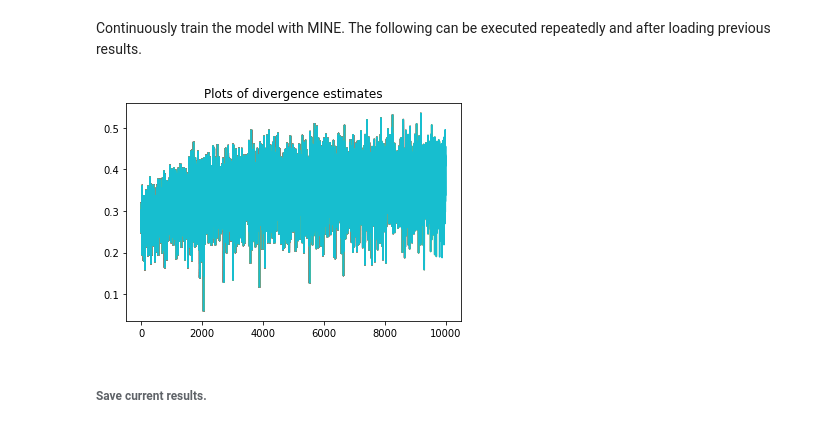
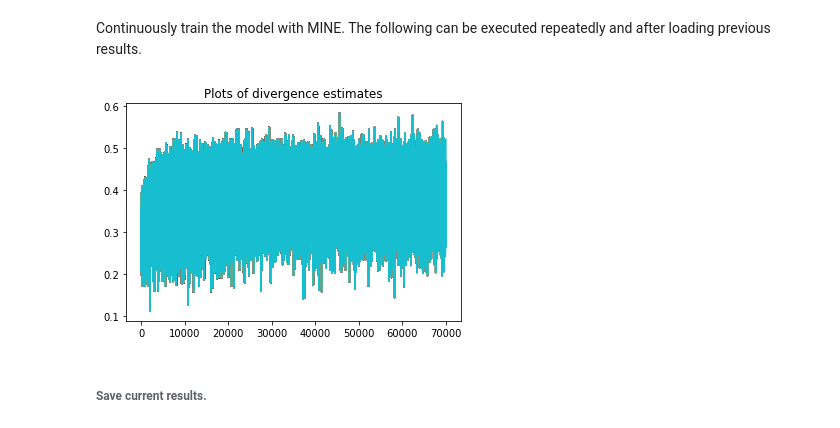
Before and after one commit to ccha23/MI-NEE, a Jupyter notebook: MixedGaussian_MINEE_MINE.ipynb, the cells around one changed output. Saved outputs shown, nothing was run; the diff lists cells and outputs as text; code cells hidden in the pictures.

```diff
--- a/MixedGaussian_MINEE_MINE.ipynb
+++ b/MixedGaussian_MINEE_MINE.ipynb
@@ -126,26 +126,26 @@ if continue_train:
 Continuously train the model with MINE. The following can be executed repeatedly and after loading previous results.
 # %%
 continue_train = True  # set to True to continue to train
-num_big_steps = 50     # number of small steps
+num_big_steps = 350     # number of small steps
 num_small_steps = 200  # number of big steps
 if continue_train:
     for k in range(num_big_steps):
         for j in range(num_small_steps):
             mine_dXY_list = np.append(mine_dXY_list, np.zeros((rep, 1)), axis=1)
             mi_list = np.append(mi_list, np.zeros((rep, 1)), axis=1)
             for i in range(rep):
                 minee_mine_list[i].step_mine()
                 mine_dXY_list[i,-1] = minee_mine_list[i].forward_mine()
                 mi_list[i,-1] = mine_dXY_list[i, -1].copy()
         # To show intermediate works
         for i in range(rep):
             plt.plot(mine_dXY_list[i, :],label='dXY')
             plt.title('Plots of divergence estimates')
         display.clear_output(wait=True)
         display.display(plt.gcf())
     display.clear_output()
 # %% [output]
-[figure, old version]
+[figure, new version]
 # %% [markdown]
 ###### Save current results.
 # %%
```
Also changed, not shown: parts of 3 cells of this notebook, 1 other file.
